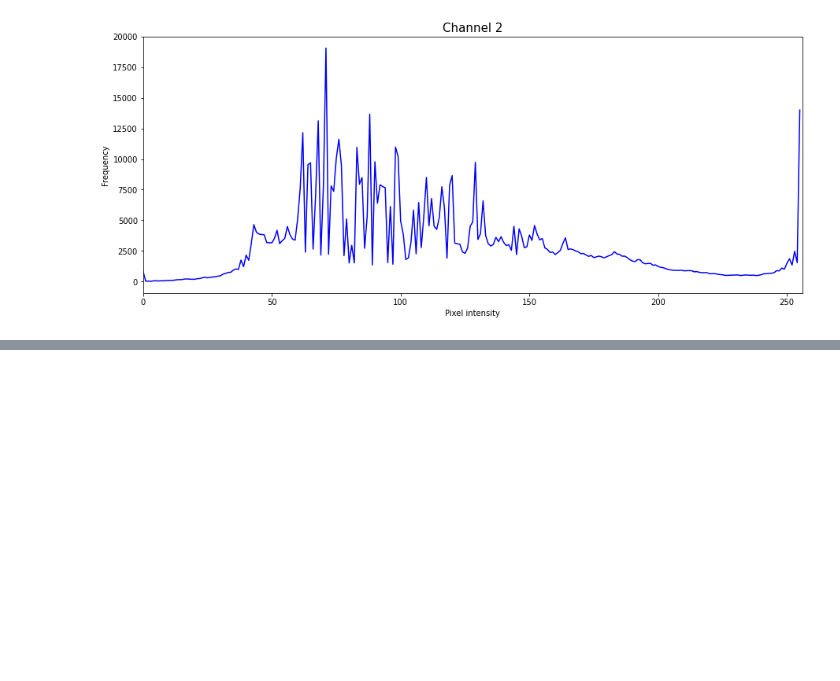
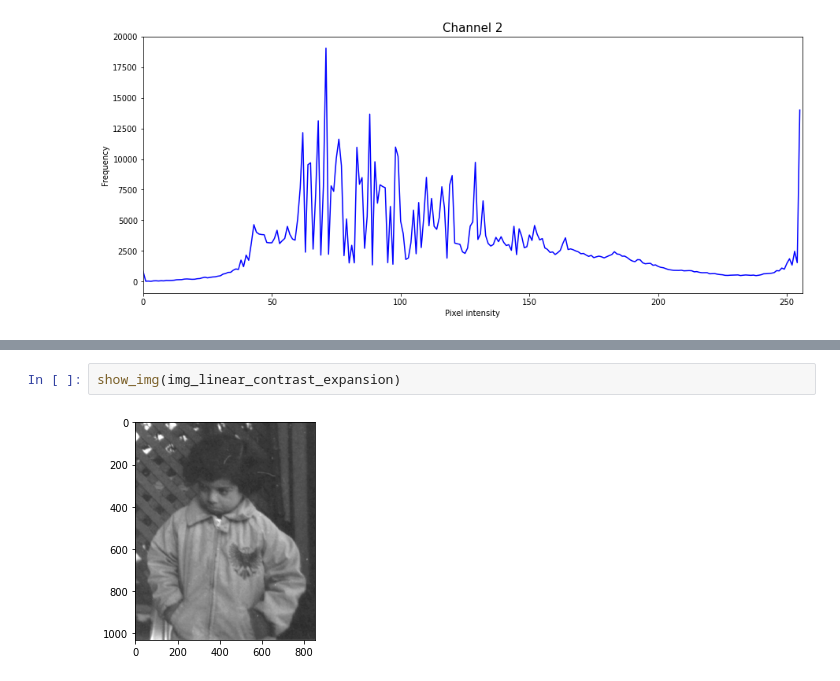
Before and after one commit to fwase/imagens, a Jupyter notebook: activity_1/activity_1.ipynb, the cells around one changed output, grey strips where cells are left out. Drawn from its saved outputs; the diff is of its cells as text; blank space fills up the shorter version.

```diff
--- a/activity_1/activity_1.ipynb
+++ b/activity_1/activity_1.ipynb
@@ -42,0 +71,4 @@ img_global_histogram = global_histogram(image, generate_array=False)
+# %%
+show_img(img_linear_contrast_expansion)
+# %% [output]
+[figure, added]
```
Also changed, not shown: parts of 12 cells of this notebook.
